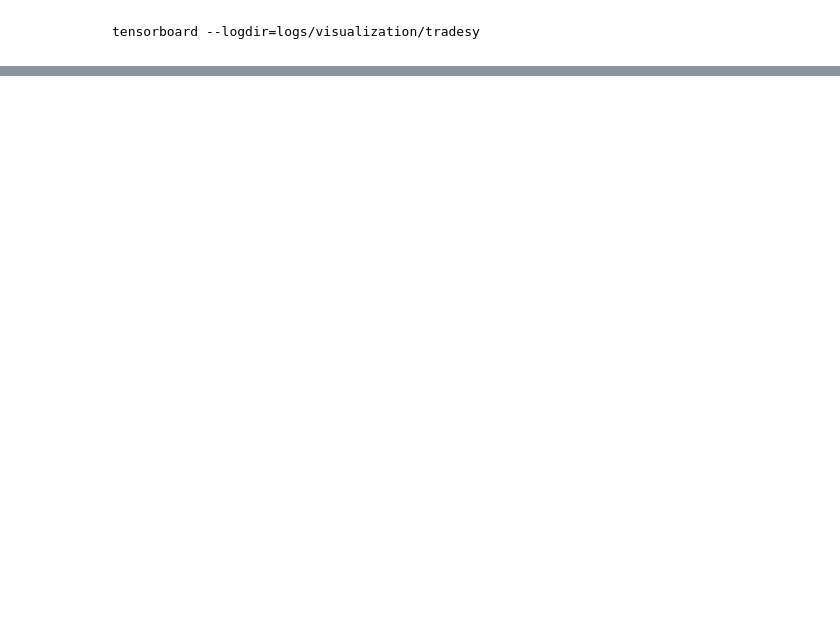
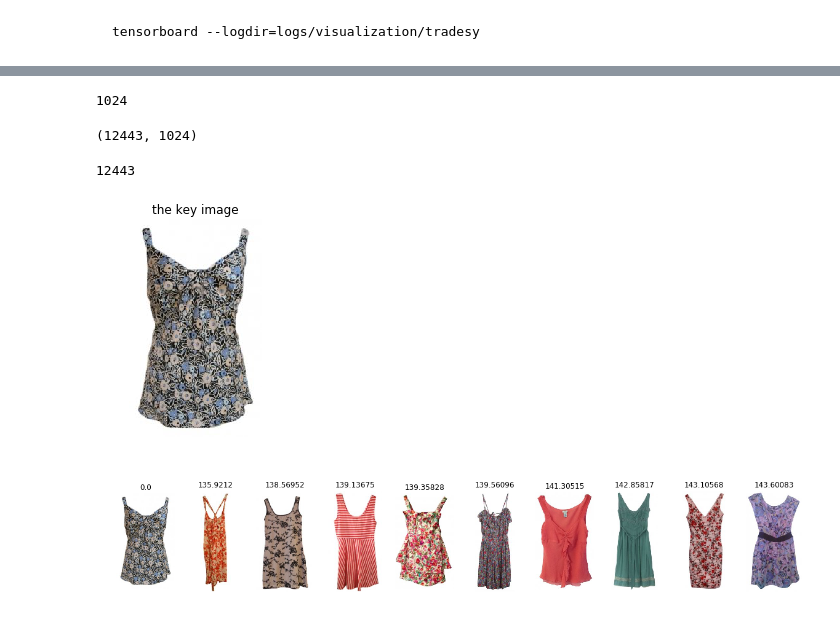
Before and after one commit to Tdual/cnn_feature, a Jupyter notebook: fashionMNIST.ipynb, the cells around one changed output, grey strips where cells are left out. Cells and saved outputs as stored; diff of their text form; code cells hidden in the pictures; blank space fills up the shorter version.

```diff
--- a/fashionMNIST.ipynb
+++ b/fashionMNIST.ipynb
@@ -497,3 +535,5 @@ tensorboard --logdir=logs/visualization/tradesy
+# %%
+test_images = np.reshape(test_images, [-1, 28*28])
 # %%
 with tf.Session(graph=g1) as sess:
     sess.run(tf.global_variables_initializer())
@@ -531,0 +576,39 @@ with open("mnist_feature.pkl", "wb") as f:
+# %%
+dim = h_fc1_[0].shape[0]
+dim
+# %% [output]
+1024
+# %%
+h_fc1_.shape
+# %% [output]
+(12443, 1024)
+# %%
+import faiss
+item_index = faiss.IndexFlatL2(dim)
+item_index.add(h_fc1_)
+# %%
+item_index.ntotal
+# %% [output]
+12443
+# %%
+def show_sim_by_faiss(target_index):
+    plt.imshow(orig_images[target_index])
+    plt.title("the key image")
+    plt.axis('off')
+    plt.show()
+    key_vec = np.array([h_fc1_[target_index]])
+
+    scores, indices = item_index.search(key_vec, 10)
+
+    fig, axs = plt.subplots(1, len(indices[0]), figsize=(20, 3))
+    for i, (id, s) in enumerate(zip(indices[0], scores[0]) ):
+        img =orig_images[id]
+        axs[i].imshow(img ,cmap='gray')
+        axs[i].set_title(s)
+        axs[i].axis('off')
+    plt.show()
+# %%
+show_sim_by_faiss(3)
+# %% [output]
+[figure, added]
+[figure, added]
```
Also changed, not shown: parts of 30 cells of this notebook.
